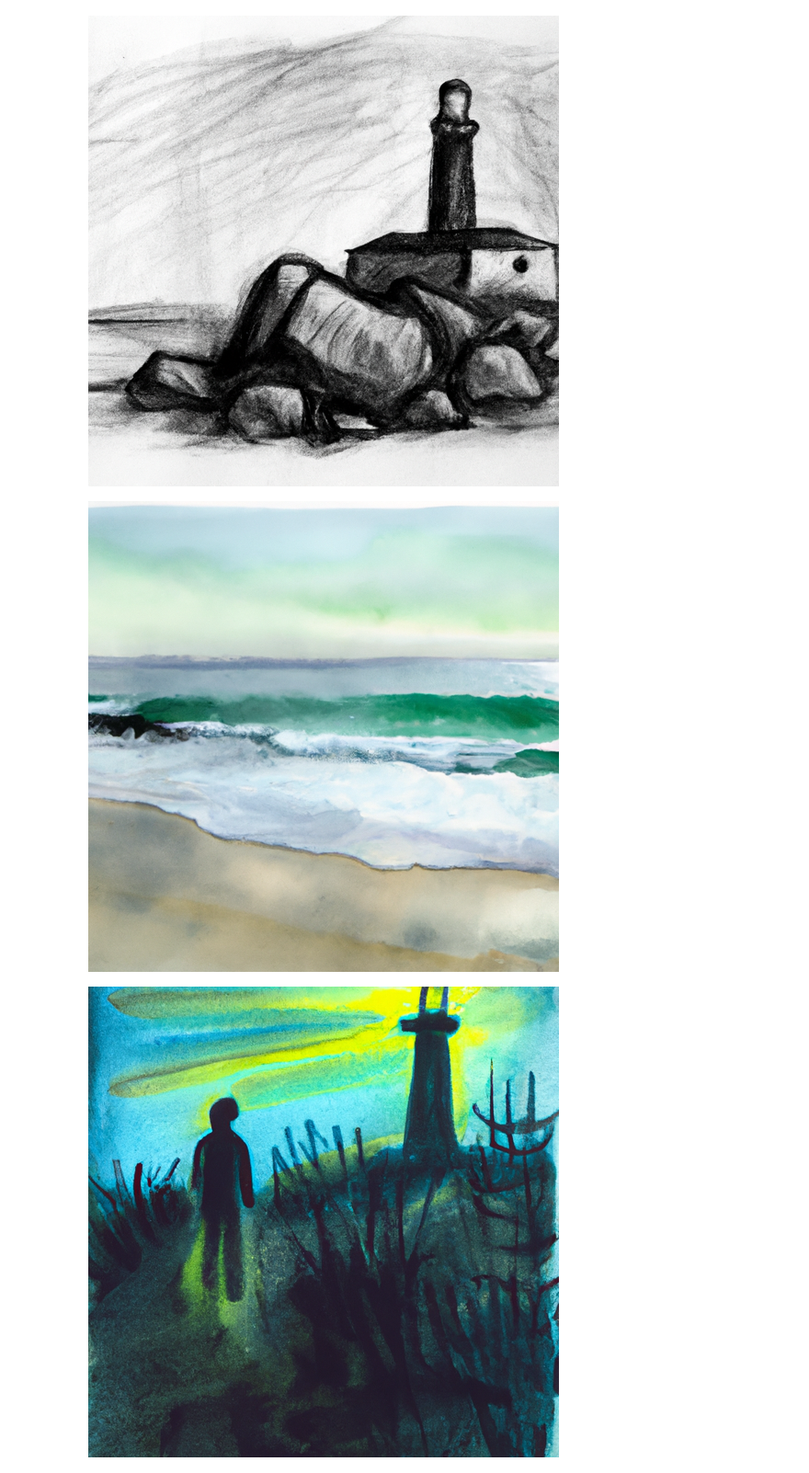
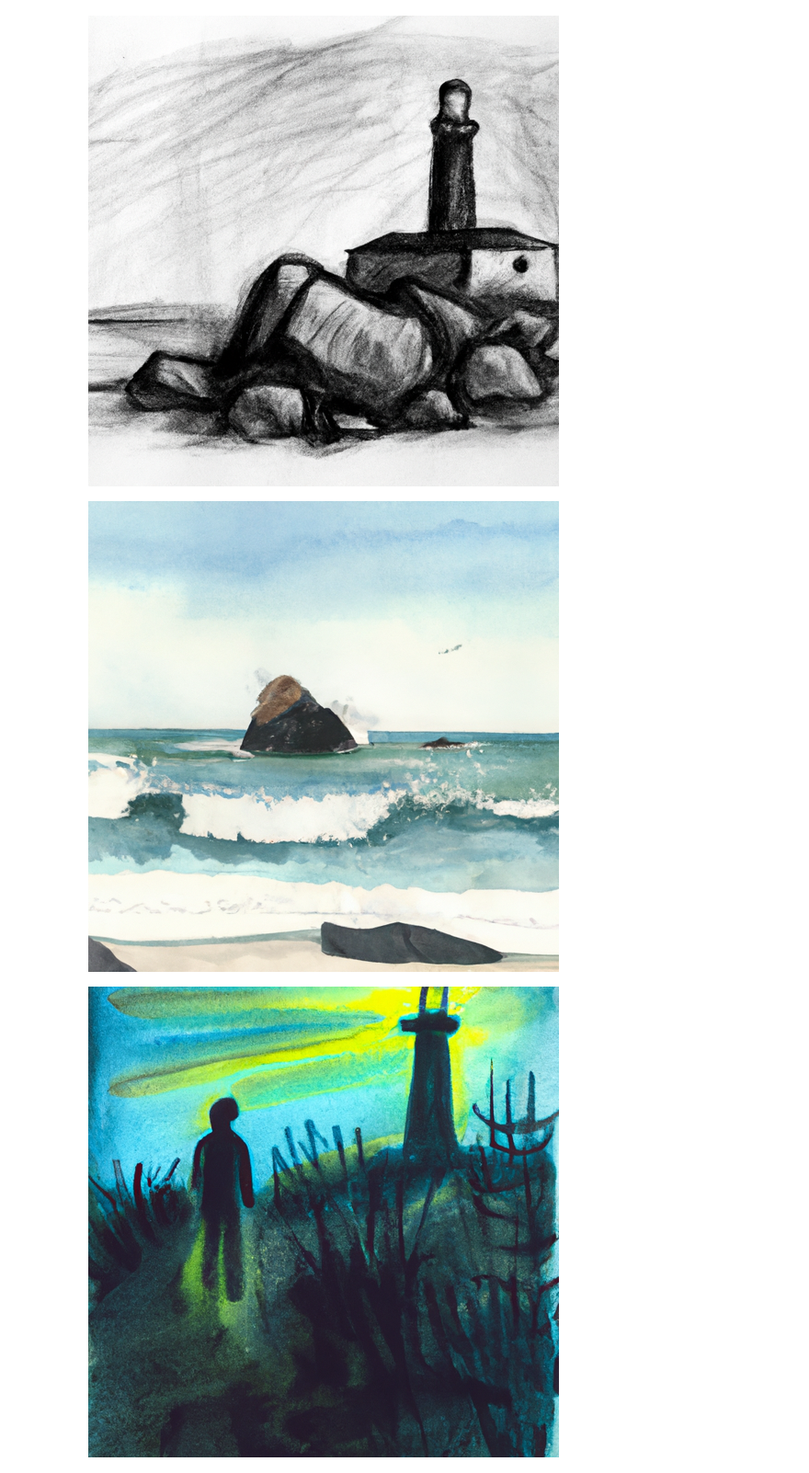
Before and after one commit to DrEntropy/Dalle_fun, a Jupyter notebook: test.ipynb, the cells around one changed output. Shown at 92% size. Drawn from its saved outputs; the diff is of its cells as text; code cells hidden in the pictures.

Commit message:
add seascape

```diff
--- a/test.ipynb
+++ b/test.ipynb
@@ -26,9 +26,9 @@ gen_and_save("A lighthouse that has fallen dark, on a rocky island","island.png"
 # %% [output]
 [figure]
 # %%
-gen_and_save("A quiet beach with crashing waves")
+gen_and_save("A quiet beach with crashing waves and a rocky outcropping. ", filename="seascape.png")
 # %% [output]
-[figure, old version]
+[figure, new version]
 # %%
 gen_and_save("" +
               "silhouette of a man standing on the path with glowing fish-like eyes")
```
